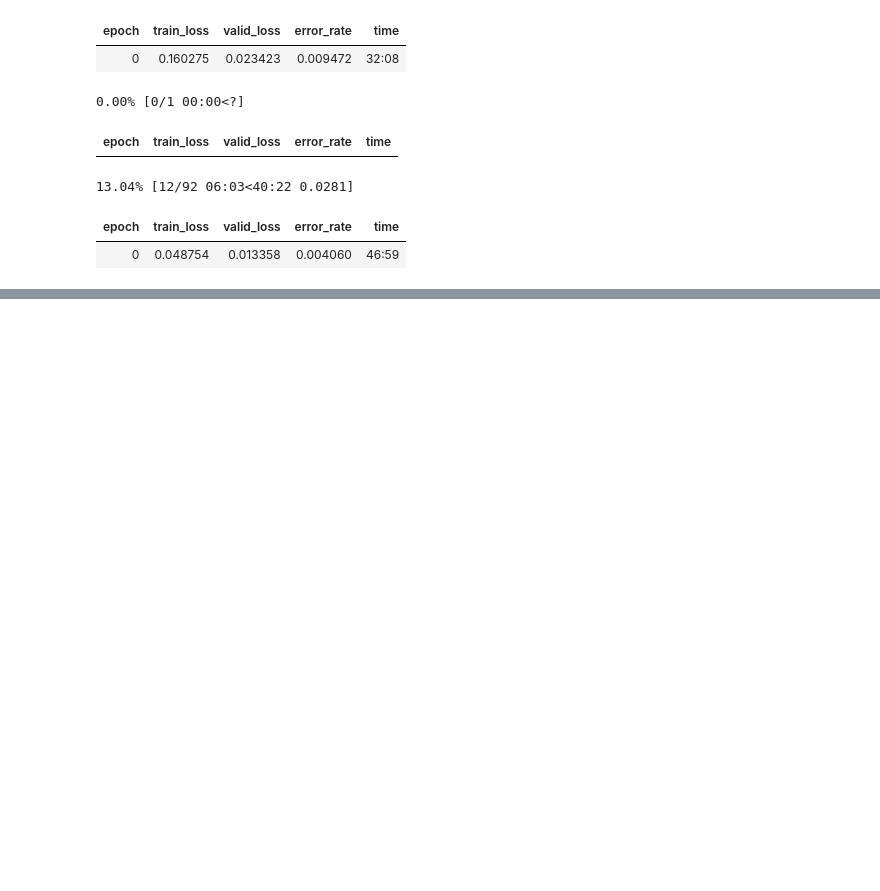
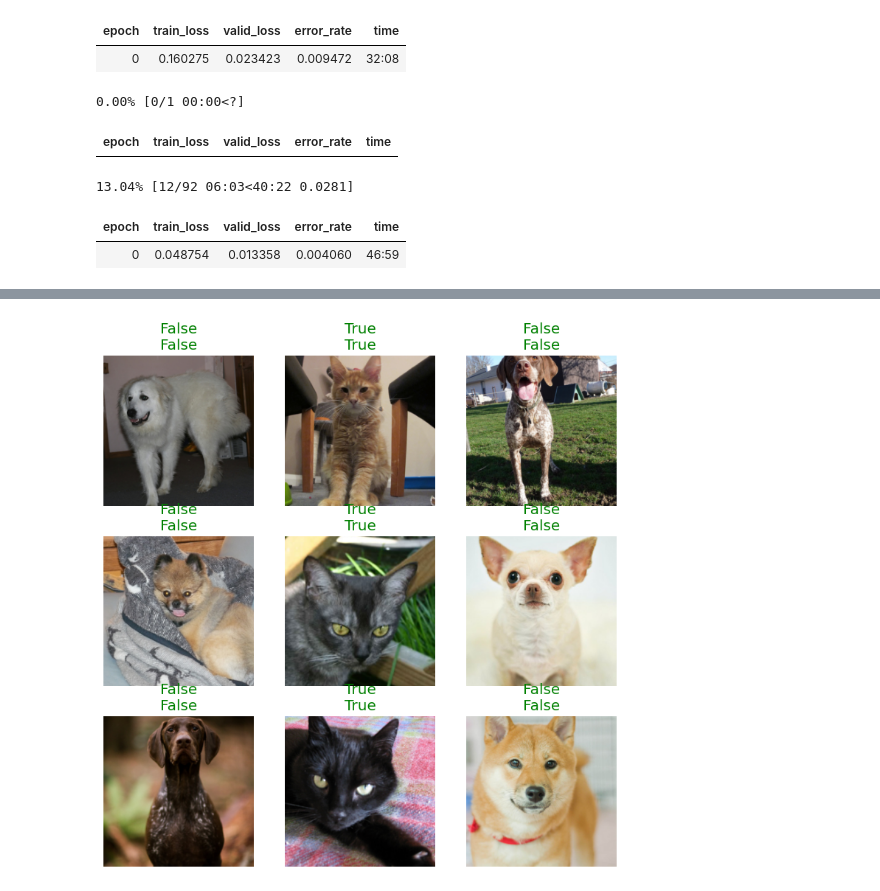
Before and after one commit to MostafaSalmanian/Identifying_dogs_and_cats, a Jupyter notebook: Identifying_dogs_and_cats.ipynb, the cells around one changed output, grey strips where cells are left out. Saved outputs shown, nothing was run; the diff lists cells and outputs as text; code cells hidden in the pictures; blank space fills up the shorter version.

Commit message:
show resulte

```diff
--- a/Identifying_dogs_and_cats.ipynb
+++ b/Identifying_dogs_and_cats.ipynb
@@ -40,3 +40,6 @@ neural_network.fine_tune(1)
 13.04% [12/92 06:03<40:22 0.0281]
 | epoch | train_loss | valid_loss | error_rate | time |
 | 0 | 0.048754 | 0.013358 | 0.004060 | 46:59 |
+# %%
+neural_network.show_results()
+# %% [output]
@@ -42,0 +47 @@ neural_network.fine_tune(1)
+[figure, added]
```
Also changed, not shown: parts of 1 cell of this notebook.
